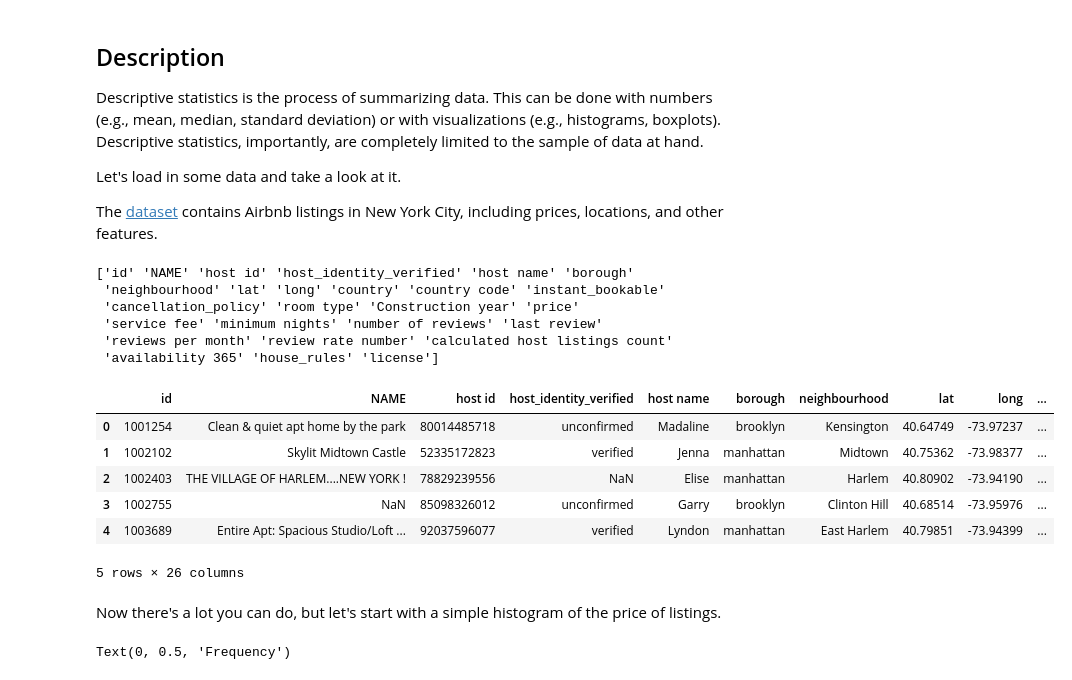
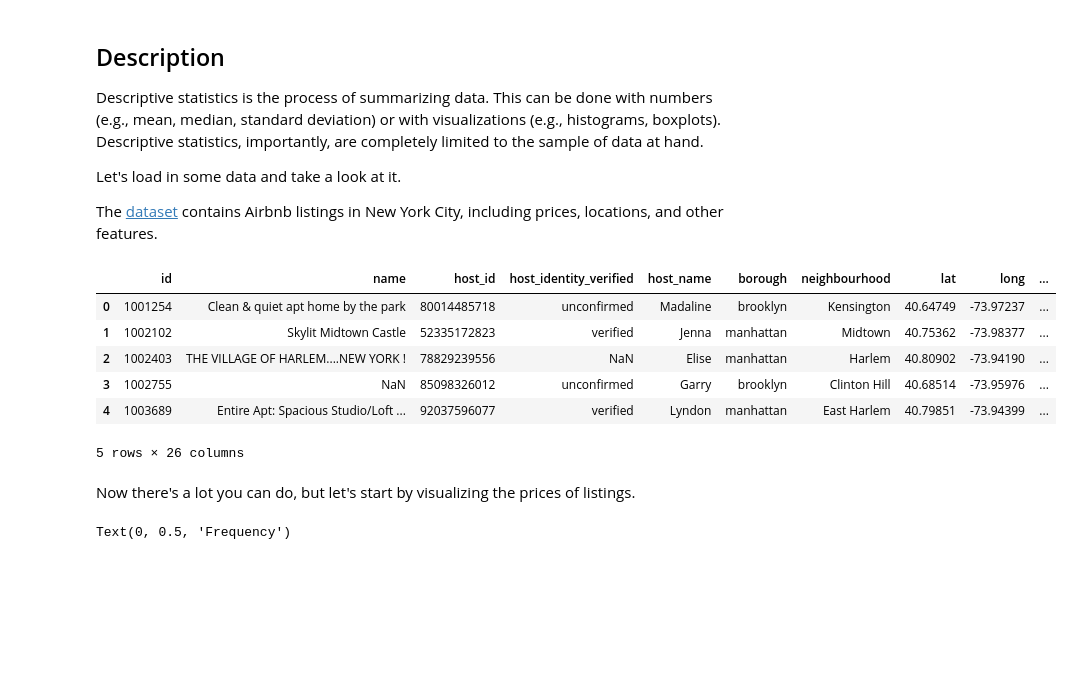
Before and after one commit to jrudoler-teaching/understanding-uncertainty, a Jupyter notebook: notebooks/lecture-00.ipynb, the cells around one changed output. Saved outputs shown, nothing was run; the diff lists cells and outputs as text; code cells hidden in the pictures; blank space fills up the shorter version.

```diff
--- a/notebooks/lecture-00.ipynb
+++ b/notebooks/lecture-00.ipynb
@@ -51,33 +51,25 @@ The [dataset](https://www.kaggle.com/datasets/arianazmoudeh/airbnbopendata) cont
 # %%
 # from https://www.kaggle.com/datasets/arianazmoudeh/airbnbopendata
 # import the data on Airbnb listings in the New York City
 airbnb = pd.read_csv("../data/airbnb.csv")
 # data cleaning
-airbnb = airbnb.rename(columns={"neighbourhood group": "borough"})
+airbnb = airbnb.rename(columns={"neighbourhood_group": "borough"})
 airbnb = airbnb.dropna(subset=["borough", "price", "long", "lat"])
 airbnb["borough"] = airbnb["borough"].str.lower()
 airbnb["borough"] = airbnb["borough"].str.replace("manhatan", "manhattan")
 airbnb["borough"] = airbnb["borough"].str.replace("brookln", "brooklyn")
-# print column names
-print(airbnb.columns.values)
+# format the price column
+airbnb['price'] = airbnb['price'].replace({'\\$': '', ',': ''}, regex=True).astype(float)
+# print the first 5 rows
+airbnb[:5]
 # %% [output]
+|  | id | name | host_id | host_identity_verified | host_name | borough | neighbourhood | lat | long | ... |
+| 0 | 1001254 | Clean & quiet apt home by the park | 80014485718 | unconfirmed | Madaline | brooklyn | Kensington | 40.64749 | -73.97237 | ... |
+| 1 | 1002102 | Skylit Midtown Castle | 52335172823 | verified | Jenna | manhattan | Midtown | 40.75362 | -73.98377 | ... |
+| 2 | 1002403 | THE VILLAGE OF HARLEM....NEW YORK ! | 78829239556 | NaN | Elise | manhattan | Harlem | 40.80902 | -73.94190 | ... |
+| 3 | 1002755 | NaN | 85098326012 | unconfirmed | Garry | brooklyn | Clinton Hill | 40.68514 | -73.95976 | ... |
+| 4 | 1003689 | Entire Apt: Spacious Studio/Loft ... | 92037596077 | verified | Lyndon | manhattan | East Harlem | 40.79851 | -73.94399 | ... |
-['id' 'NAME' 'host id' 'host_identity_verified' 'host name' 'borough'
- 'neighbourhood' 'lat' 'long' 'country' 'country code' 'instant_bookable'
- 'cancellation_policy' 'room type' 'Construction year' 'price'
- 'service fee' 'minimum nights' 'number of reviews' 'last review'
- 'reviews per month' 'review rate number' 'calculated host listings count'
- 'availability 365' 'house_rules' 'license']
+5 rows × 26 columns
-# %%
-# print the first 5 rows
-airbnb[:5]
-# %% [output]
-|  | id | NAME | host id | host_identity_verified | host name | borough | neighbourhood | lat | long | ... |
-| 0 | 1001254 | Clean & quiet apt home by the park | 80014485718 | unconfirmed | Madaline | brooklyn | Kensington | 40.64749 | -73.97237 | ... |
-| 1 | 1002102 | Skylit Midtown Castle | 52335172823 | verified | Jenna | manhattan | Midtown | 40.75362 | -73.98377 | ... |
-| 2 | 1002403 | THE VILLAGE OF HARLEM....NEW YORK ! | 78829239556 | NaN | Elise | manhattan | Harlem | 40.80902 | -73.94190 | ... |
-| 3 | 1002755 | NaN | 85098326012 | unconfirmed | Garry | brooklyn | Clinton Hill | 40.68514 | -73.95976 | ... |
-| 4 | 1003689 | Entire Apt: Spacious Studio/Loft ... | 92037596077 | verified | Lyndon | manhattan | East Harlem | 40.79851 | -73.94399 | ... |
-5 rows × 26 columns
 # %% [markdown]
-Now there's a lot you can do, but let's start with a simple histogram of the price of listings.
+Now there's a lot you can do, but let's start by visualizing the prices of listings.
 # %%
```
Also changed, not shown: parts of 19 cells of this notebook, 52 other files.
